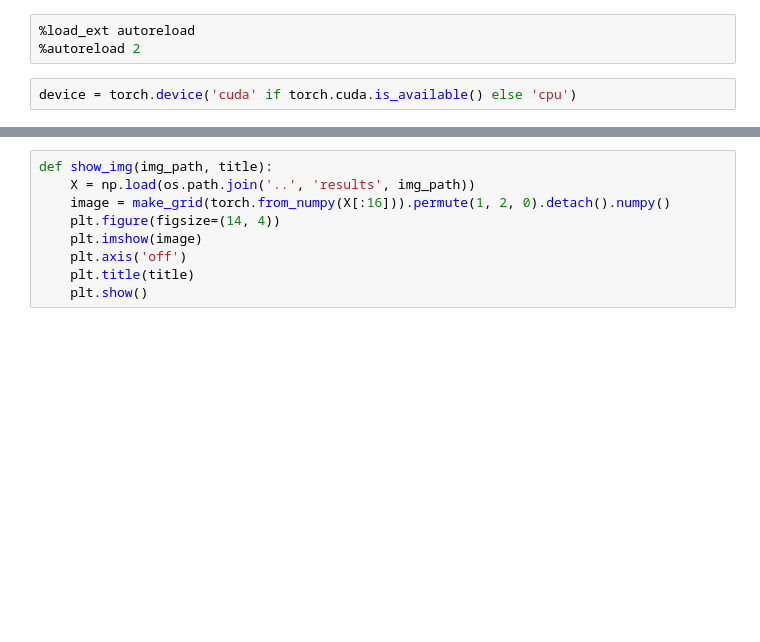
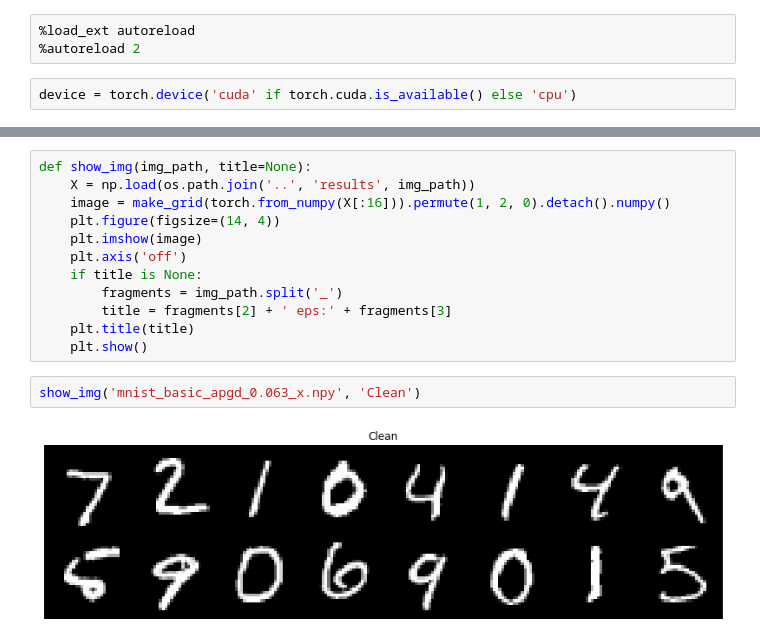
Before and after one commit to changx03/baard_exp2, a Jupyter notebook: examples/test_strong_adv.ipynb, the cells around one changed output, grey strips where cells are left out. Drawn from its saved outputs; the diff is of its cells as text; blank space fills up the shorter version.

```diff
--- a/examples/test_strong_adv.ipynb
+++ b/examples/test_strong_adv.ipynb
@@ -58,10 +61,17 @@ titles = [
 # %%
-def show_img(img_path, title):
+def show_img(img_path, title=None):
     X = np.load(os.path.join('..', 'results', img_path))
     image = make_grid(torch.from_numpy(X[:16])).permute(1, 2, 0).detach().numpy()
     plt.figure(figsize=(14, 4))
     plt.imshow(image)
     plt.axis('off')
+    if title is None:
+        fragments = img_path.split('_')
+        title = fragments[2] + ' eps:' + fragments[3]
     plt.title(title)
     plt.show()
+# %%
+show_img('mnist_basic_apgd_0.063_x.npy', 'Clean')
+# %% [output]
+[figure, added]
 # %%
```
Also changed, not shown: parts of 4 cells of this notebook, 2 other files.
